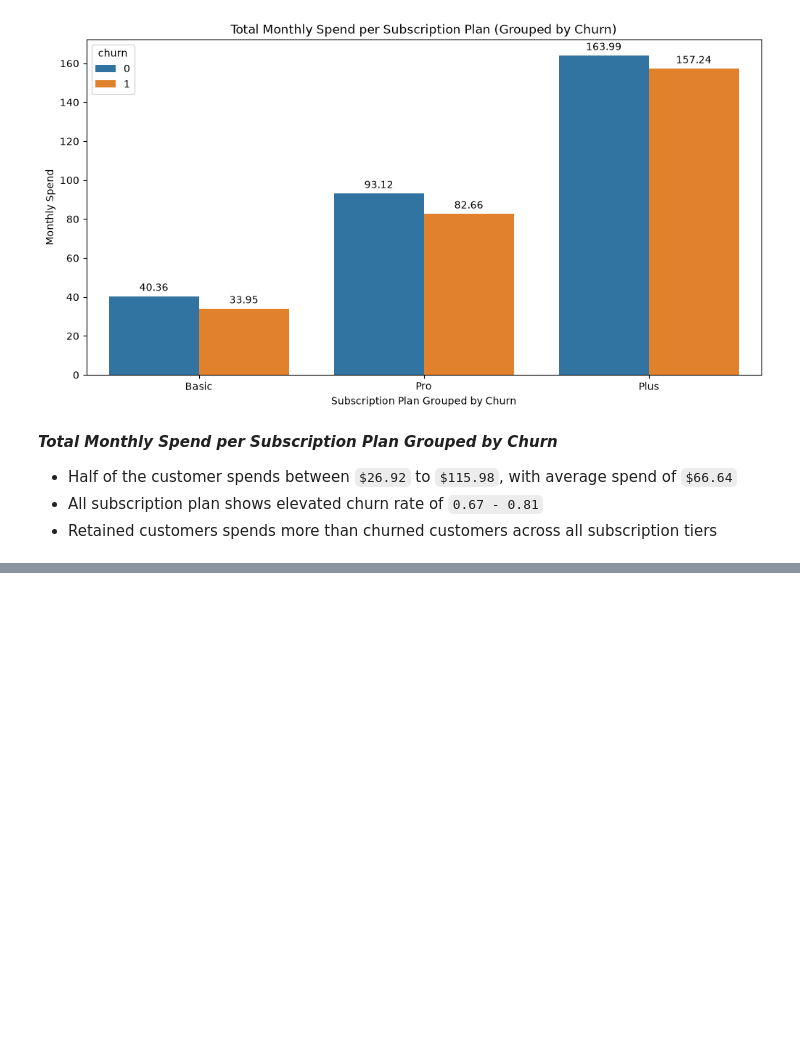
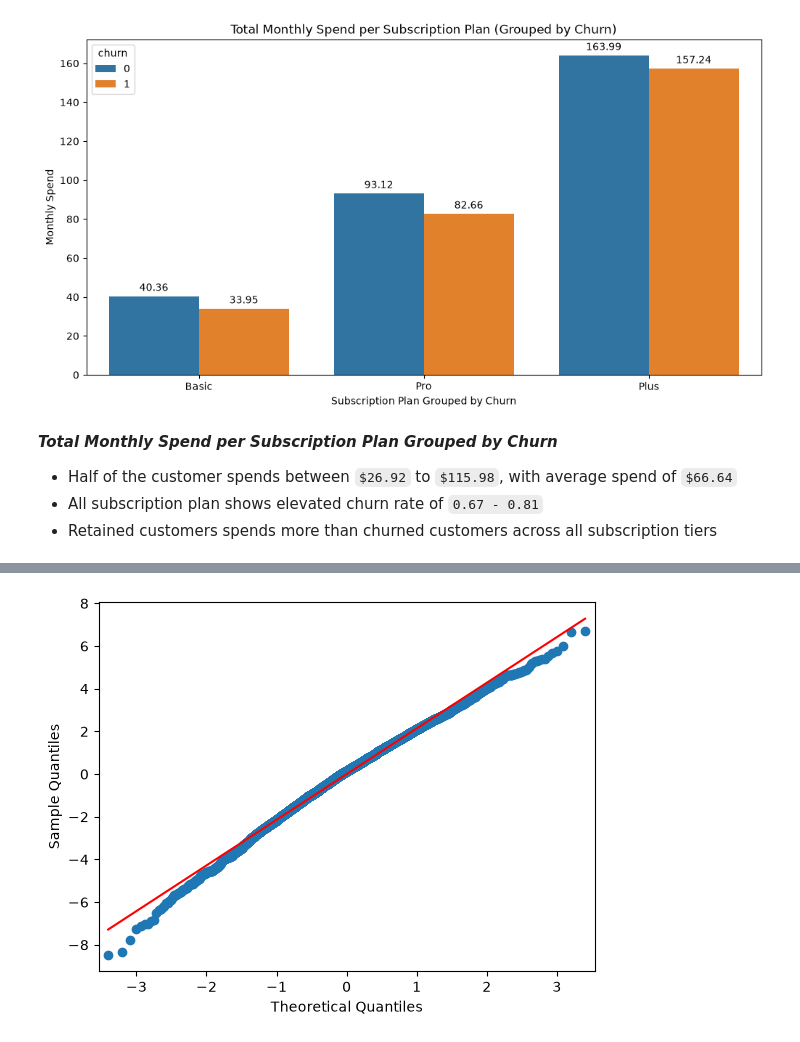
Before and after one commit to JL-Moreno021/Customer-Churn-Audit, a Jupyter notebook: Analysis_3_Subscription_Leak/subscription_revenue_leak_analysis.ipynb, the cells around one changed output, grey strips where cells are left out. Saved outputs shown, nothing was run; the diff lists cells and outputs as text; code cells hidden in the pictures; blank space fills up the shorter version.

```diff
--- a/Analysis_3_Subscription_Leak/subscription_revenue_leak_analysis.ipynb
+++ b/Analysis_3_Subscription_Leak/subscription_revenue_leak_analysis.ipynb
@@ -138,0 +326,6 @@ plt.show()
+# %%
+import statsmodels.api as sm
+sm.qqplot(residuals, line='s')
+plt.show()
+# %% [output]
+[figure, added]
```
Also changed, not shown: parts of 27 cells of this notebook, 3 other files.
